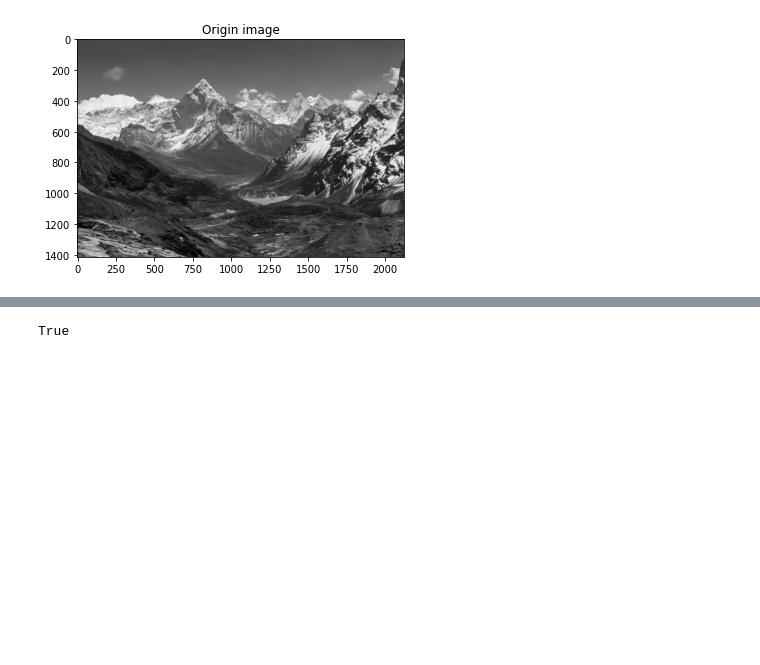
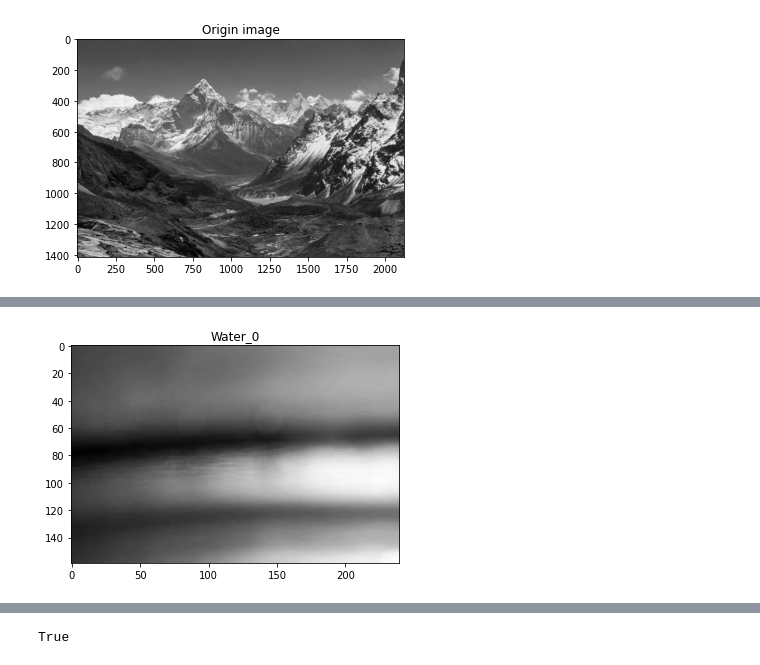
Before and after one commit to rafaelsangarcia/VisionComputarizada, a Jupyter notebook: Modulo2/Tareas/2_6_Google_Colab_Algoritmos_de_Mejoramiento_de_Imágenes_basado_por_Pixeles.ipynb, the cells around one changed output, grey strips where cells are left out. Saved outputs shown, nothing was run; the diff lists cells and outputs as text; code cells hidden in the pictures; blank space fills up the shorter version.

```diff
--- a/Modulo2/Tareas/2_6_Google_Colab_Algoritmos_de_Mejoramiento_de_Imágenes_basado_por_Pixeles.ipynb
+++ b/Modulo2/Tareas/2_6_Google_Colab_Algoritmos_de_Mejoramiento_de_Imágenes_basado_por_Pixeles.ipynb
@@ -40,0 +77,8 @@ plt.show()
+# %%
+img0 = cv2.imread('Water_0.jpg')
+img0 = cv2.cvtColor(img0, cv2.COLOR_BGR2GRAY)
+plt.title("Water_0")
+plt.imshow(img0,cmap='gray')
+plt.show()
+# %% [output]
+[figure, added]
```
Also changed, not shown: parts of 12 cells of this notebook.
